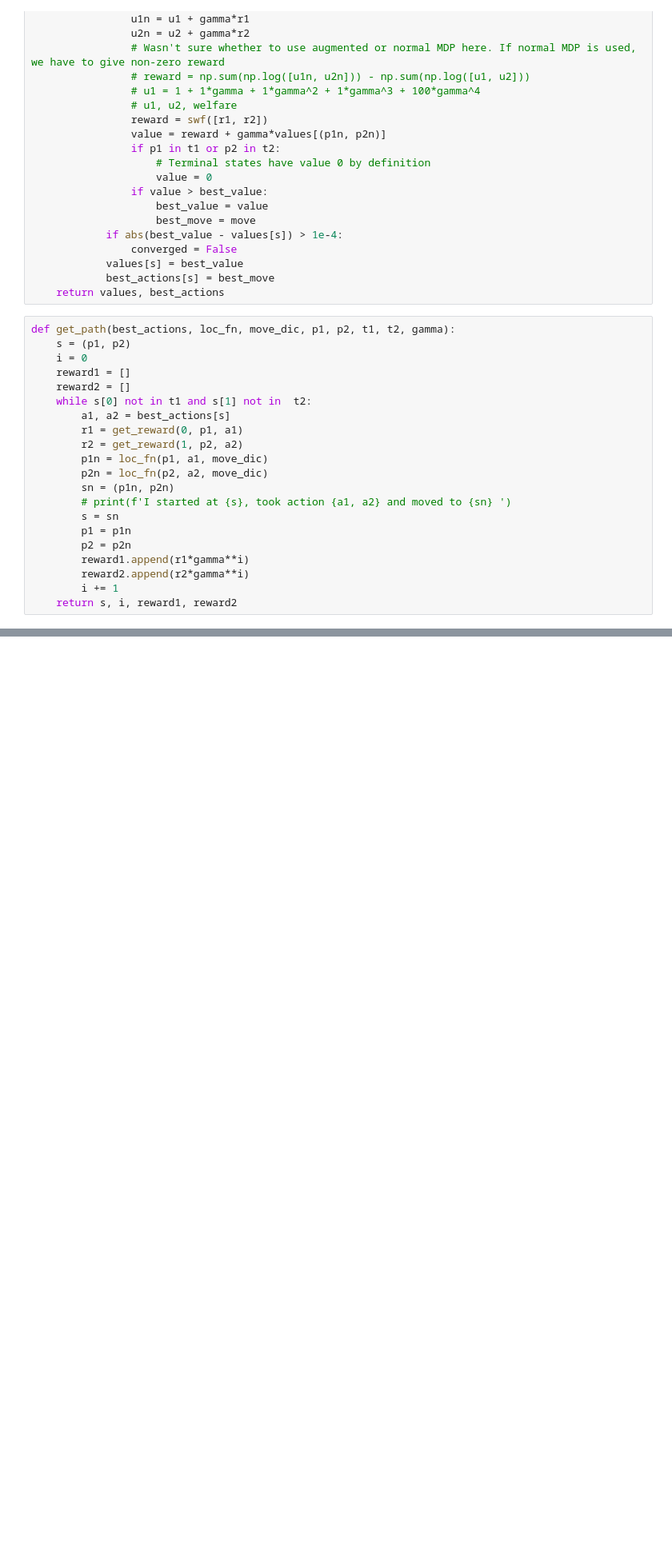
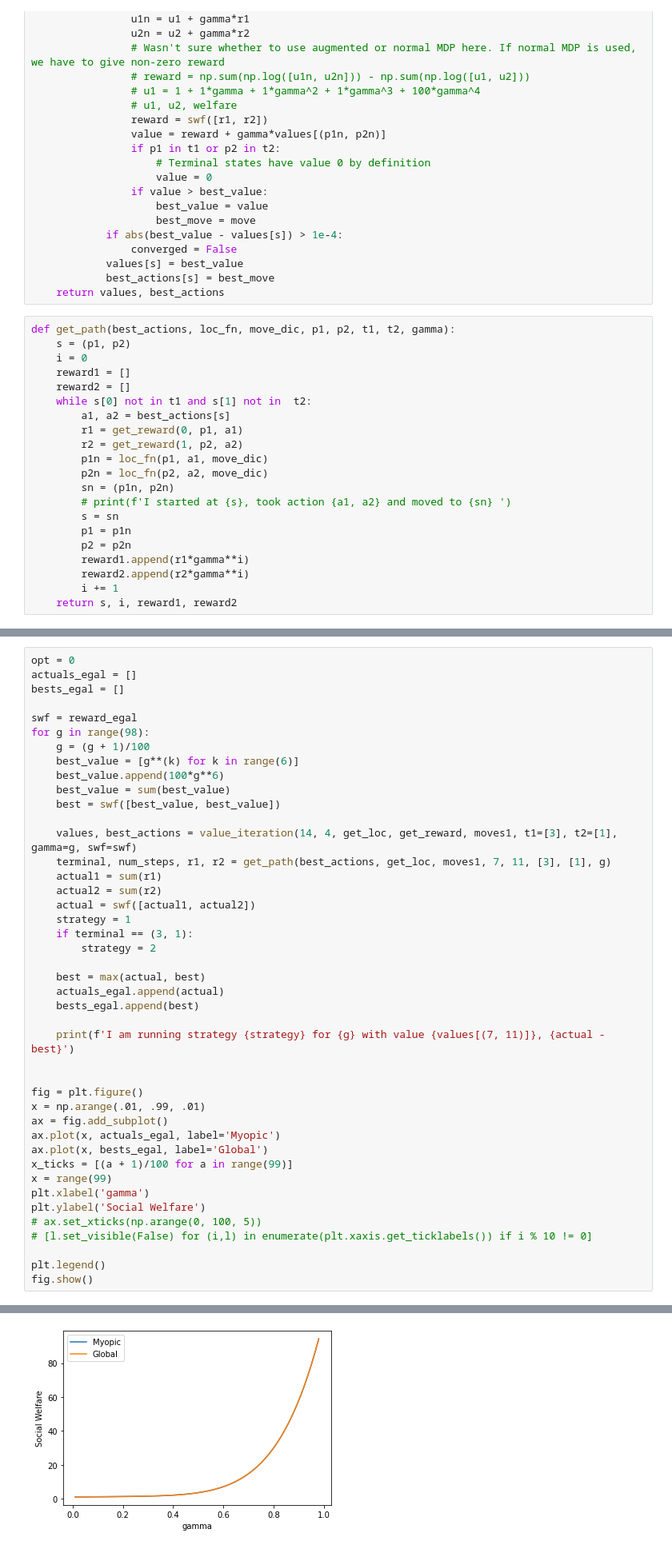
Before and after one commit to dipplestix/swf, a Jupyter notebook: swexperiments.ipynb, the cells around one changed output, grey strips where cells are left out. Shown at 80% size. Drawn from its saved outputs; the diff is of its cells as text; blank space fills up the shorter version.

```diff
--- a/swexperiments.ipynb
+++ b/swexperiments.ipynb
@@ -167,0 +229,44 @@ fig.show()
+# %%
+opt = 0
+actuals_egal = []
+bests_egal = []
+
+swf = reward_egal
+for g in range(98):
+    g = (g + 1)/100
+    best_value = [g**(k) for k in range(6)]
+    best_value.append(100*g**6)
+    best_value = sum(best_value)
+    best = swf([best_value, best_value])
+
+    values, best_actions = value_iteration(14, 4, get_loc, get_reward, moves1, t1=[3], t2=[1], gamma=g, swf=swf)
+    terminal, num_steps, r1, r2 = get_path(best_actions, get_loc, moves1, 7, 11, [3], [1], g)
+    actual1 = sum(r1)
+    actual2 = sum(r2)
+    actual = swf([actual1, actual2])
+    strategy = 1
+    if terminal == (3, 1):
+        strategy = 2
+
+    best = max(actual, best)
+    actuals_egal.append(actual)
+    bests_egal.append(best)
+
+    print(f'I am running strategy {strategy} for {g} with value {values[(7, 11)]}, {actual - best}')
+
+
+fig = plt.figure()
+x = np.arange(.01, .99, .01)
+ax = fig.add_subplot()
+ax.plot(x, actuals_egal, label='Myopic')
+ax.plot(x, bests_egal, label='Global')
+x_ticks = [(a + 1)/100 for a in range(99)]
+x = range(99)
+plt.xlabel('gamma')
+plt.ylabel('Social Welfare')
+# ax.set_xticks(np.arange(0, 100, 5))
+# [l.set_visible(False) for (i,l) in enumerate(plt.xaxis.get_ticklabels()) if i % 10 != 0]
+
+plt.legend()
+fig.show()
+# %% [output]
@@ -168,2 +290,3 @@ fig.show()
+[figure, added]
 # %%
 opt = 0
```
Also changed, not shown: parts of 9 cells of this notebook, 1 other file.
